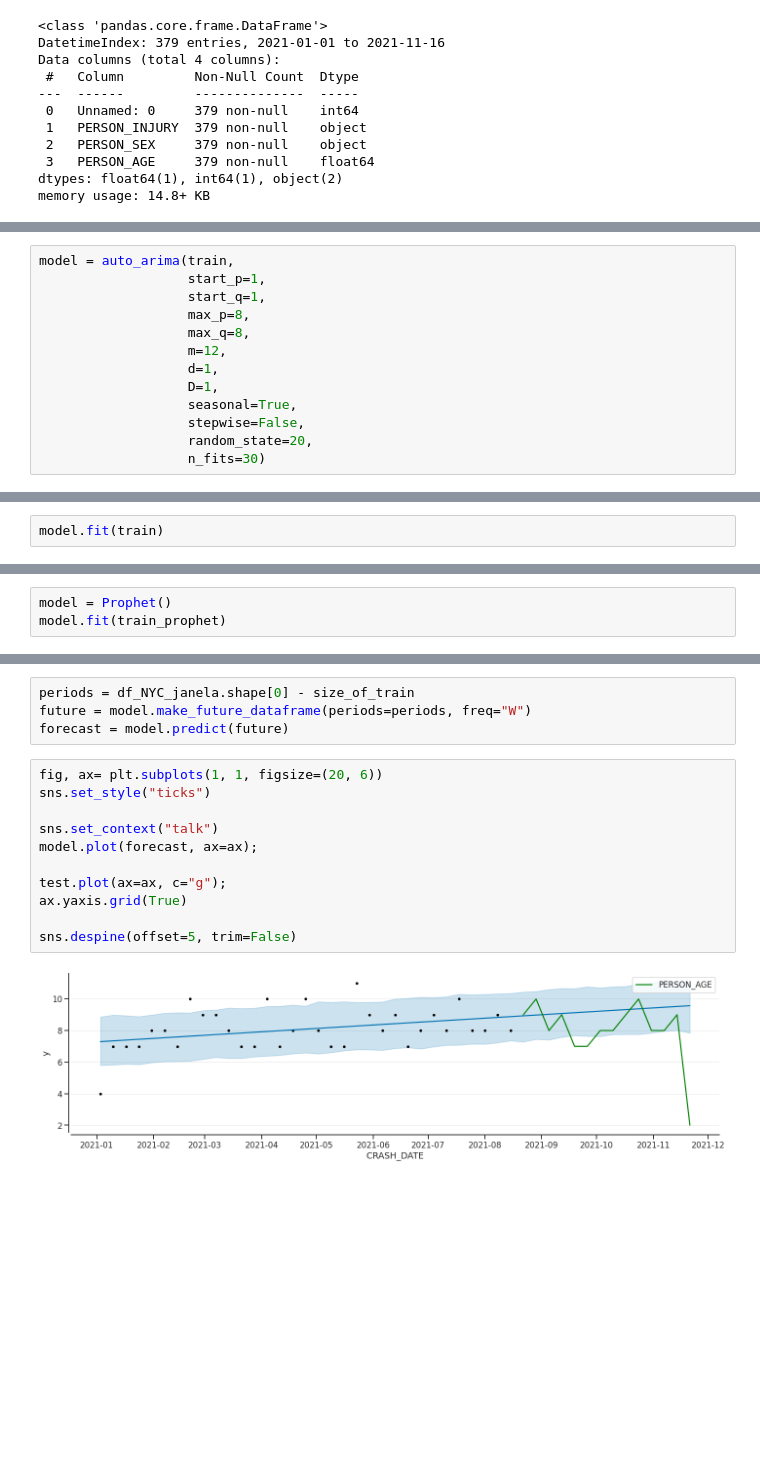
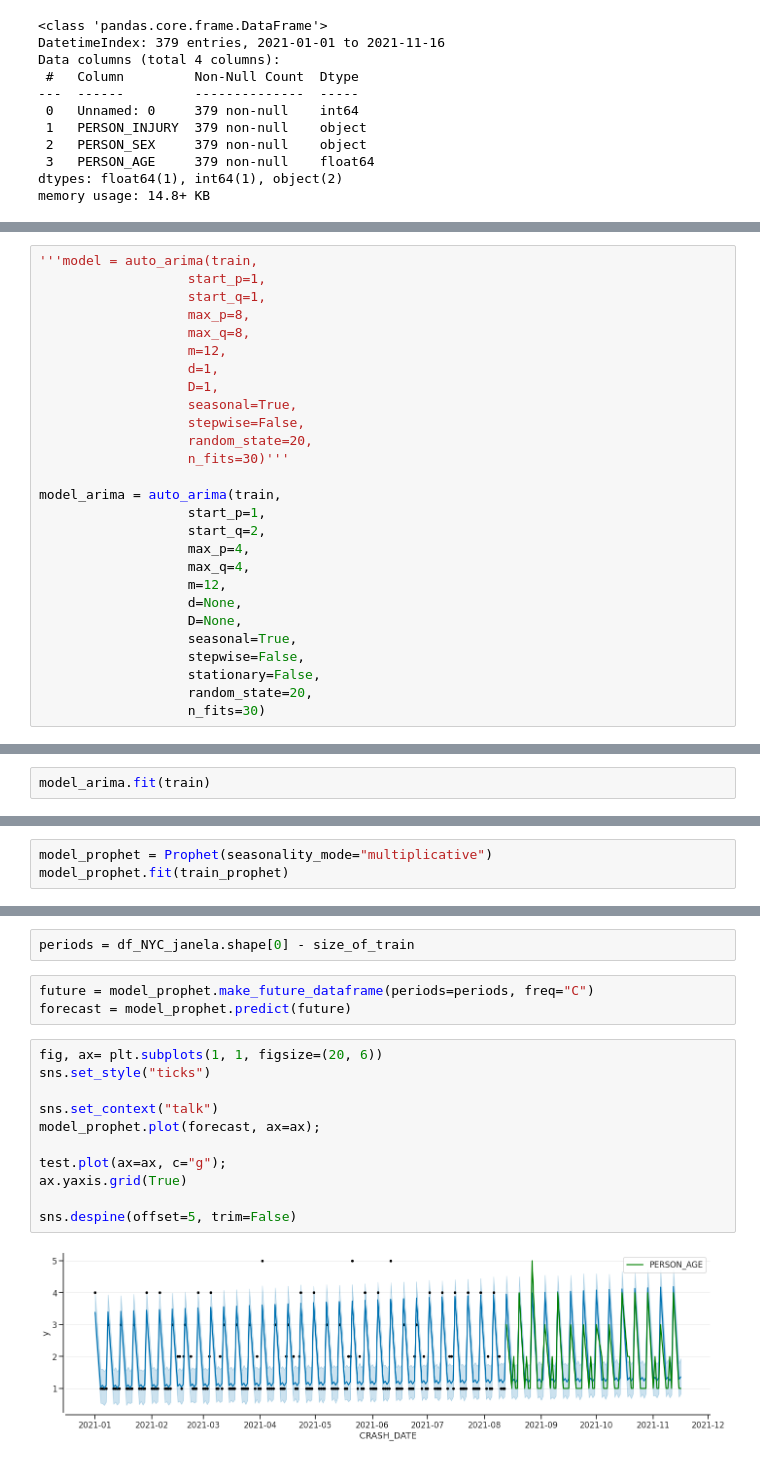
Before and after one commit to carwilfer/Projeto-IoT-e-Data-Science, a Jupyter notebook: Code/Model/Experiment_1/AM_PB_IOT_TP7.ipynb, the cells around one changed output, grey strips where cells are left out. Saved outputs shown, nothing was run; the diff lists cells and outputs as text; blank space fills up the shorter version.

```diff
--- a/Code/Model/Experiment_1/AM_PB_IOT_TP7.ipynb
+++ b/Code/Model/Experiment_1/AM_PB_IOT_TP7.ipynb
@@ -114,5 +131,5 @@ sns.despine(offset=5, trim=False)
 # %%
-model = auto_arima(train,
+'''model = auto_arima(train,
                    start_p=1,
                    start_q=1,
                    max_p=8,
@@ -123,5 +140,19 @@ model = auto_arima(train,
                    seasonal=True,
                    stepwise=False,
                    random_state=20,
+                   n_fits=30)'''
+
+model_arima = auto_arima(train,
+                   start_p=1,
+                   start_q=2,
+                   max_p=4,
+                   max_q=4,
+                   m=12,
+                   d=None,
+                   D=None,
+                   seasonal=True,
+                   stepwise=False,
+                   stationary=False,
+                   random_state=20,
                    n_fits=30)
 # %%
@@ -146,5 +181,5 @@ SARIMAX Results
 Warnings:
 [1] Covariance matrix calculated using the outer product of gradients (complex-step).
 # %%
-model.fit(train)
+model_arima.fit(train)
 # %% [output]
@@ -207,5 +239,5 @@ train_prophet.head()
 # %%
-model = Prophet()
-model.fit(train_prophet)
+model_prophet = Prophet(seasonality_mode="multiplicative")
+model_prophet.fit(train_prophet)
 # %% [output]
 INFO:fbprophet:Disabling yearly seasonality. Run prophet with yearly_seasonality=True to override this.
@@ -217,21 +249,22 @@ Deprecated in NumPy 1.20; for more details and guidance: https://numpy.org/devdo
 <fbprophet.forecaster.Prophet at 0x...>
+# %%
+periods = df_NYC_janela.shape[0] - size_of_train
 # %%
-periods = df_NYC_janela.shape[0] - size_of_train
-future = model.make_future_dataframe(periods=periods, freq="W")
-forecast = model.predict(future)
+future = model_prophet.make_future_dataframe(periods=periods, freq="C")
+forecast = model_prophet.predict(future)
 # %%
 fig, ax= plt.subplots(1, 1, figsize=(20, 6))
 sns.set_style("ticks")
 
 sns.set_context("talk")
-model.plot(forecast, ax=ax);
+model_prophet.plot(forecast, ax=ax);
 
 test.plot(ax=ax, c="g");
 ax.yaxis.grid(True)
 
 sns.despine(offset=5, trim=False)
 # %% [output]
-[figure, old version]
+[figure, new version]
 # %%
 yhat_test = forecast.yhat[size_of_train:]
 
```
Also changed, not shown: parts of 24 cells of this notebook, 21 other files.
